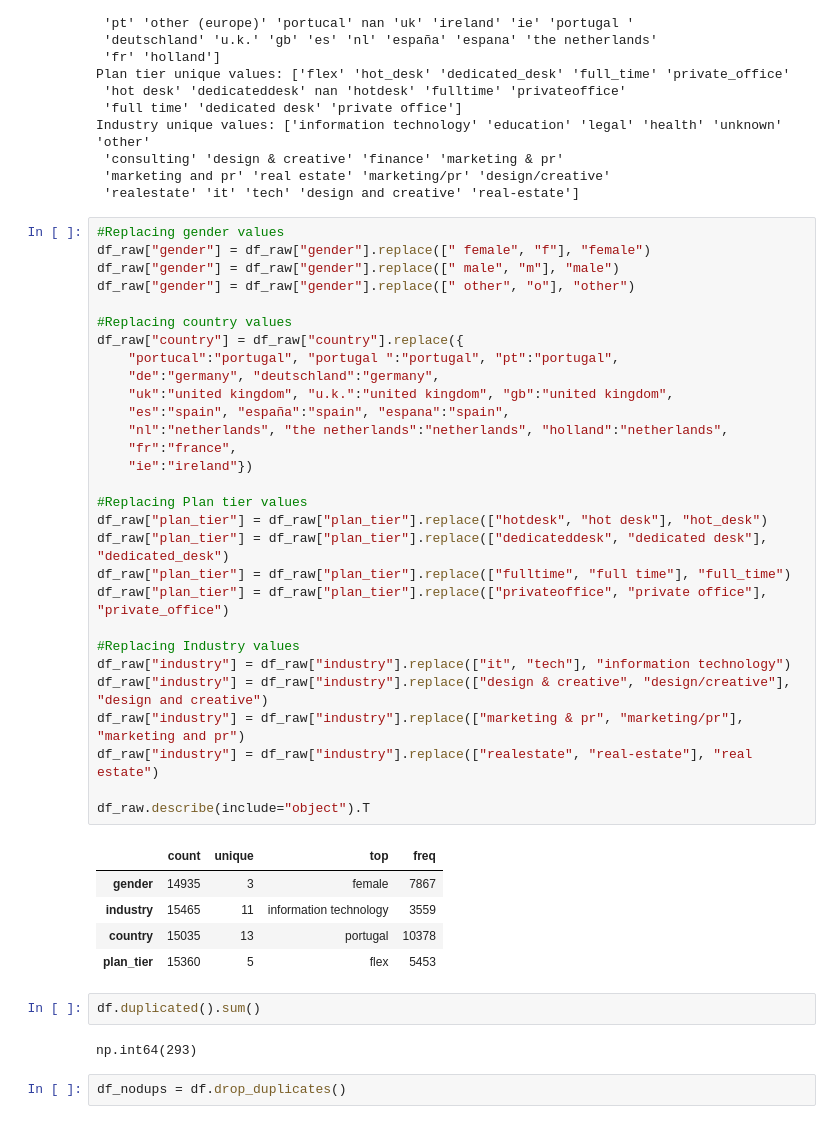
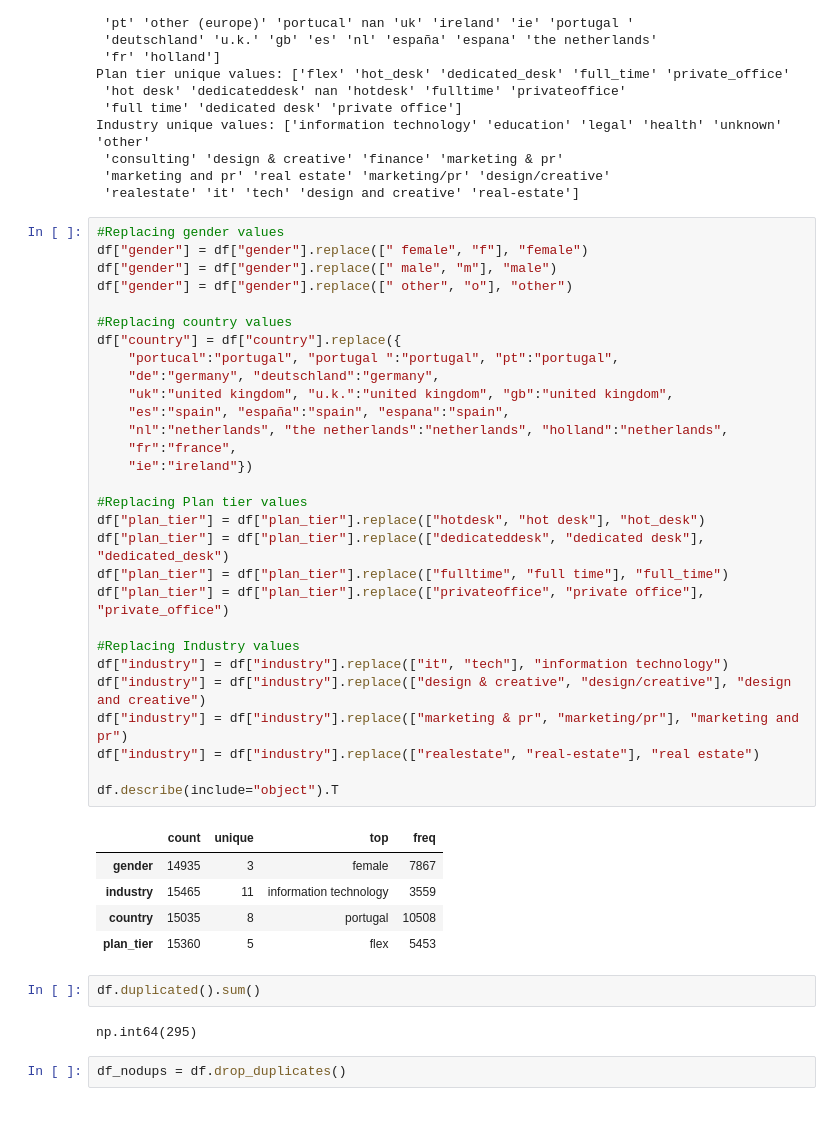
Before and after one commit to saradfalves/DM_Group20, a Jupyter notebook: notebooks/Group20_EDA_Code.ipynb, the cells around one changed output. Saved outputs shown, nothing was run; the diff lists cells and outputs as text.

```diff
--- a/notebooks/Group20_EDA_Code.ipynb
+++ b/notebooks/Group20_EDA_Code.ipynb
@@ -163,42 +174,42 @@ Industry unique values: ['information technology' 'education' 'legal' 'health' '
  'realestate' 'it' 'tech' 'design and creative' 'real-estate']
 # %%
 #Replacing gender values
-df_raw["gender"] = df_raw["gender"].replace([" female", "f"], "female")
-df_raw["gender"] = df_raw["gender"].replace([" male", "m"], "male")
-df_raw["gender"] = df_raw["gender"].replace([" other", "o"], "other")
+df["gender"] = df["gender"].replace([" female", "f"], "female")
+df["gender"] = df["gender"].replace([" male", "m"], "male")
+df["gender"] = df["gender"].replace([" other", "o"], "other")
 
 #Replacing country values
-df_raw["country"] = df_raw["country"].replace({
+df["country"] = df["country"].replace({
     "portucal":"portugal", "portugal ":"portugal", "pt":"portugal",
     "de":"germany", "deutschland":"germany",
     "uk":"united kingdom", "u.k.":"united kingdom", "gb":"united kingdom",
     "es":"spain", "españa":"spain", "espana":"spain",
     "nl":"netherlands", "the netherlands":"netherlands", "holland":"netherlands",
     "fr":"france",
     "ie":"ireland"})
 
 #Replacing Plan tier values
-df_raw["plan_tier"] = df_raw["plan_tier"].replace(["hotdesk", "hot desk"], "hot_desk")
-df_raw["plan_tier"] = df_raw["plan_tier"].replace(["dedicateddesk", "dedicated desk"], "dedicated_desk")
-df_raw["plan_tier"] = df_raw["plan_tier"].replace(["fulltime", "full time"], "full_time")
-df_raw["plan_tier"] = df_raw["plan_tier"].replace(["privateoffice", "private office"], "private_office")
+df["plan_tier"] = df["plan_tier"].replace(["hotdesk", "hot desk"], "hot_desk")
+df["plan_tier"] = df["plan_tier"].replace(["dedicateddesk", "dedicated desk"], "dedicated_desk")
+df["plan_tier"] = df["plan_tier"].replace(["fulltime", "full time"], "full_time")
+df["plan_tier"] = df["plan_tier"].replace(["privateoffice", "private office"], "private_office")
 
 #Replacing Industry values
-df_raw["industry"] = df_raw["industry"].replace(["it", "tech"], "information technology")
-df_raw["industry"] = df_raw["industry"].replace(["design & creative", "design/creative"], "design and creative")
-df_raw["industry"] = df_raw["industry"].replace(["marketing & pr", "marketing/pr"], "marketing and pr")
-df_raw["industry"] = df_raw["industry"].replace(["realestate", "real-estate"], "real estate")
+df["industry"] = df["industry"].replace(["it", "tech"], "information technology")
+df["industry"] = df["industry"].replace(["design & creative", "design/creative"], "design and creative")
+df["industry"] = df["industry"].replace(["marketing & pr", "marketing/pr"], "marketing and pr")
+df["industry"] = df["industry"].replace(["realestate", "real-estate"], "real estate")
 
-df_raw.describe(include="object").T
+df.describe(include="object").T
 # %% [output]
 |  | count | unique | top | freq |
 | gender | 14935 | 3 | female | 7867 |
 | industry | 15465 | 11 | information technology | 3559 |
-| country | 15035 | 13 | portugal | 10378 |
+| country | 15035 | 8 | portugal | 10508 |
 | plan_tier | 15360 | 5 | flex | 5453 |
 # %%
 df.duplicated().sum()
 # %% [output]
-np.int64(293)
+np.int64(295)
 # %%
 df_nodups = df.drop_duplicates()
```
Also changed, not shown: parts of 23 cells of this notebook.
